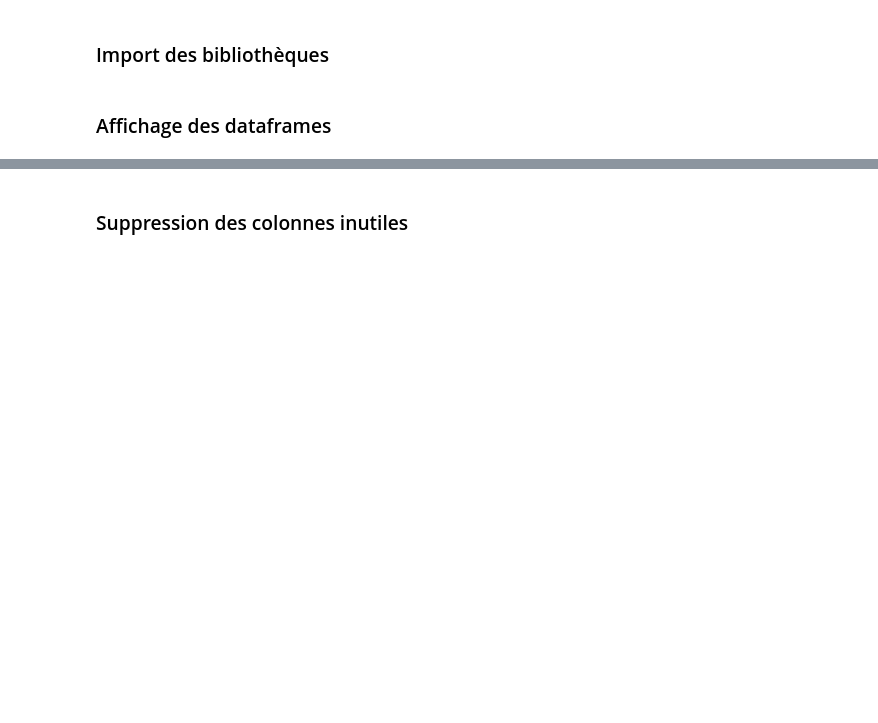
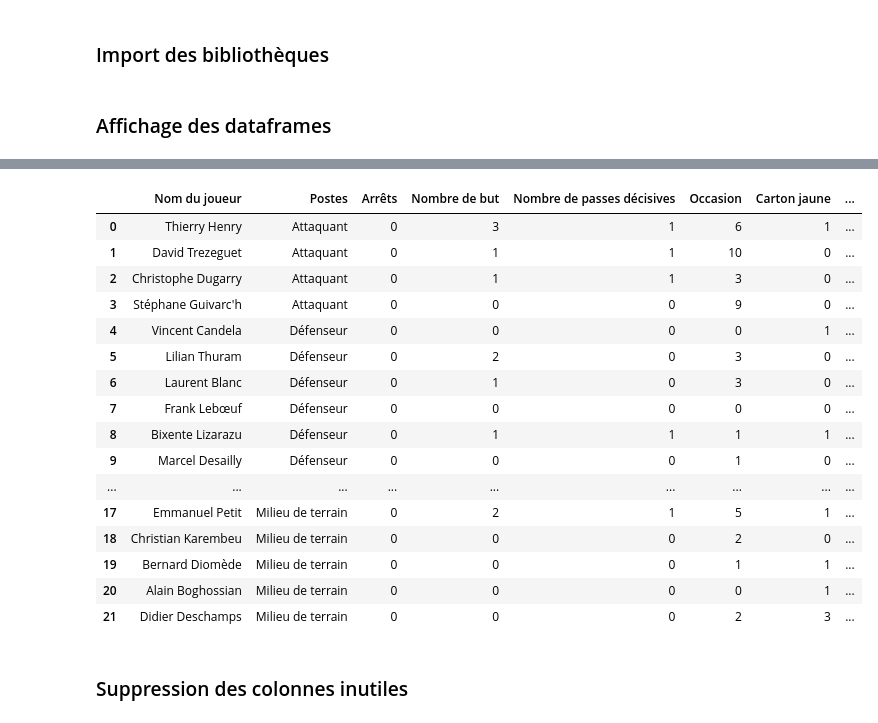
Before and after one commit to YohanCohen-Solal/statistiques_football, a Jupyter notebook: statistiques_1998_2018.ipynb, the cells around one changed output, grey strips where cells are left out. Saved outputs shown, nothing was run; the diff lists cells and outputs as text; code cells hidden in the pictures; blank space fills up the shorter version.

```diff
--- a/statistiques_1998_2018.ipynb
+++ b/statistiques_1998_2018.ipynb
@@ -33,3 +33,23 @@ df_2018
+# %%
+df_1998
+# %% [output]
+|  | Nom du joueur | Postes | Arrêts | Nombre de but | Nombre de passes décisives | Occasion | Carton jaune | ... |
+| 0 | Thierry Henry | Attaquant | 0 | 3 | 1 | 6 | 1 | ... |
+| 1 | David Trezeguet | Attaquant | 0 | 1 | 1 | 10 | 0 | ... |
+| 2 | Christophe Dugarry | Attaquant | 0 | 1 | 1 | 3 | 0 | ... |
+| 3 | Stéphane Guivarc'h | Attaquant | 0 | 0 | 0 | 9 | 0 | ... |
+| 4 | Vincent Candela | Défenseur | 0 | 0 | 0 | 0 | 1 | ... |
+| 5 | Lilian Thuram | Défenseur | 0 | 2 | 0 | 3 | 0 | ... |
+| 6 | Laurent Blanc | Défenseur | 0 | 1 | 0 | 3 | 0 | ... |
+| 7 | Frank Lebœuf | Défenseur | 0 | 0 | 0 | 0 | 0 | ... |
+| 8 | Bixente Lizarazu | Défenseur | 0 | 1 | 1 | 1 | 1 | ... |
+| 9 | Marcel Desailly | Défenseur | 0 | 0 | 0 | 1 | 0 | ... |
+| ... | ... | ... | ... | ... | ... | ... | ... | ... |
+| 17 | Emmanuel Petit | Milieu de terrain | 0 | 2 | 1 | 5 | 1 | ... |
+| 18 | Christian Karembeu | Milieu de terrain | 0 | 0 | 0 | 2 | 0 | ... |
+| 19 | Bernard Diomède | Milieu de terrain | 0 | 0 | 0 | 1 | 1 | ... |
+| 20 | Alain Boghossian | Milieu de terrain | 0 | 0 | 0 | 0 | 1 | ... |
+| 21 | Didier Deschamps | Milieu de terrain | 0 | 0 | 0 | 2 | 3 | ... |
 # %% [markdown]
 ### Suppression des colonnes inutiles
 # %%
```
Also changed, not shown: parts of 7 cells of this notebook, 3 other files.
